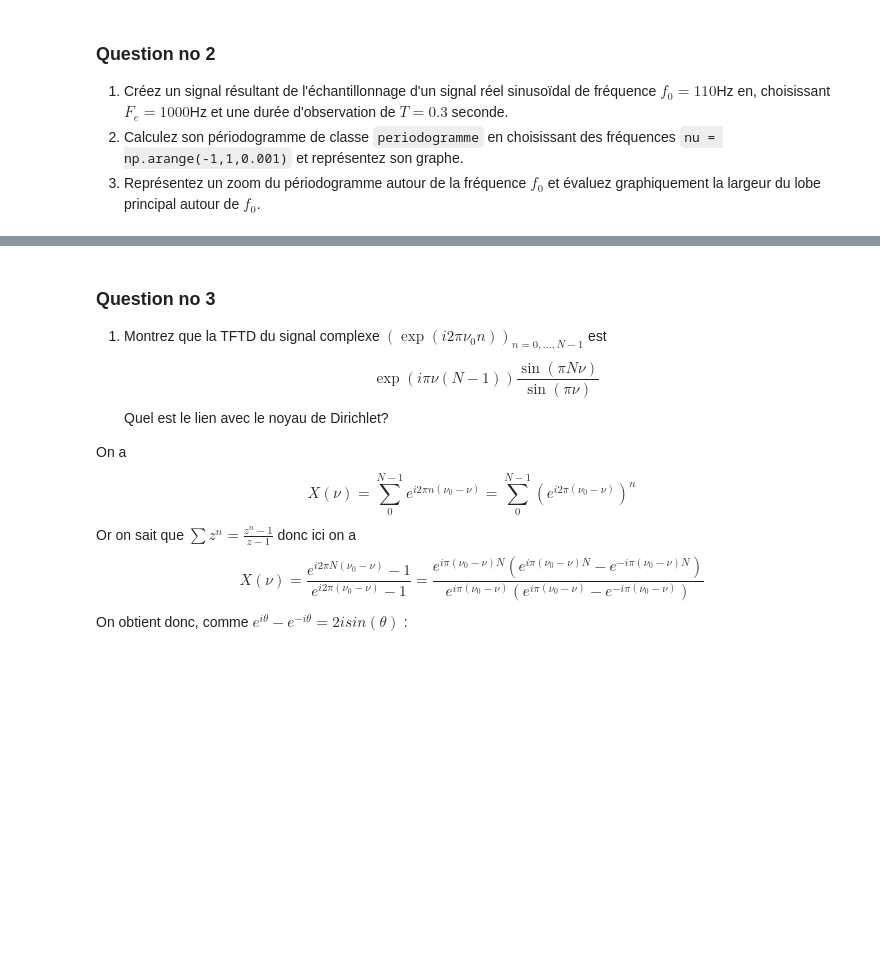
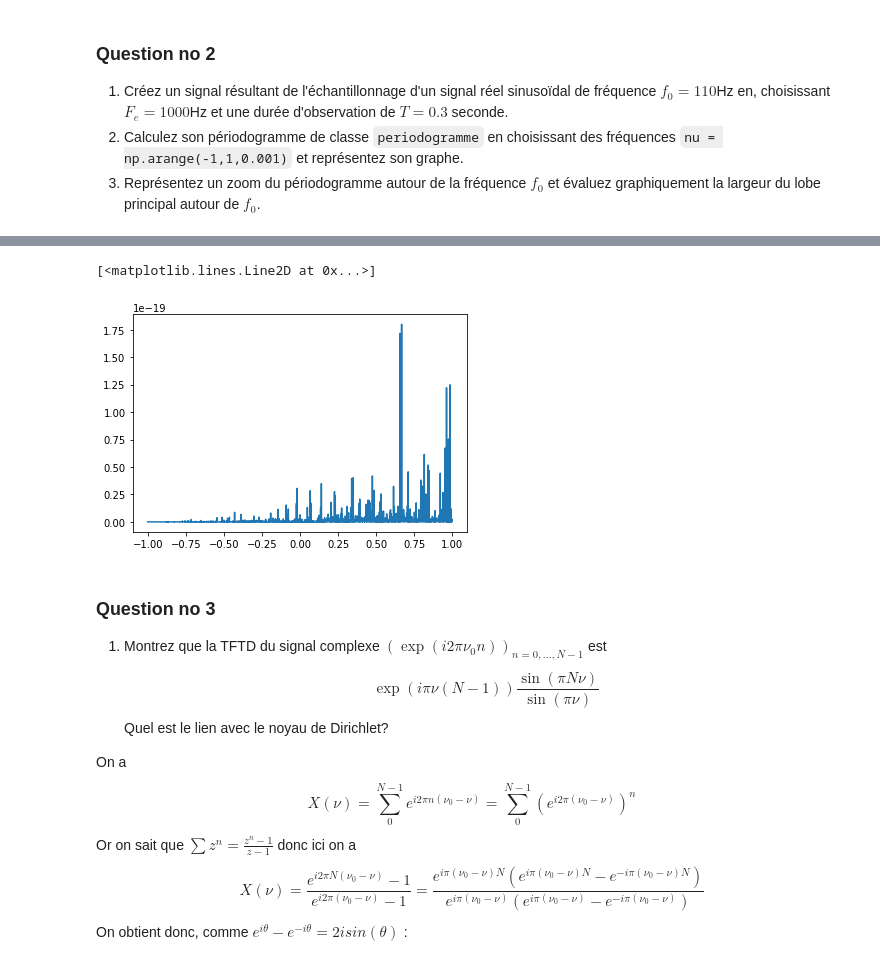
Before and after one commit to Margaux2812/tpsignal, a Jupyter notebook: TPintroductionTFTD.ipynb, the cells around one changed output, grey strips where cells are left out. Cells and saved outputs as stored; diff of their text form; code cells hidden in the pictures; blank space fills up the shorter version.

```diff
--- a/TPintroductionTFTD.ipynb
+++ b/TPintroductionTFTD.ipynb
@@ -162,3 +165,11 @@ creer_signal(valeurs, Fe)
+# %%
+nu = np.arange(-1, 1, 0.001)
+periodogramme = calcul_periodogramme(x, nu)
+
+plt.plot(periodogramme.nu, periodogramme.val)
+# %% [output]
+[<matplotlib.lines.Line2D at 0x...>]
+[figure, added]
 # %% [markdown]
 ### Question no 3
 
```
Also changed, not shown: parts of 1 cell of this notebook.
